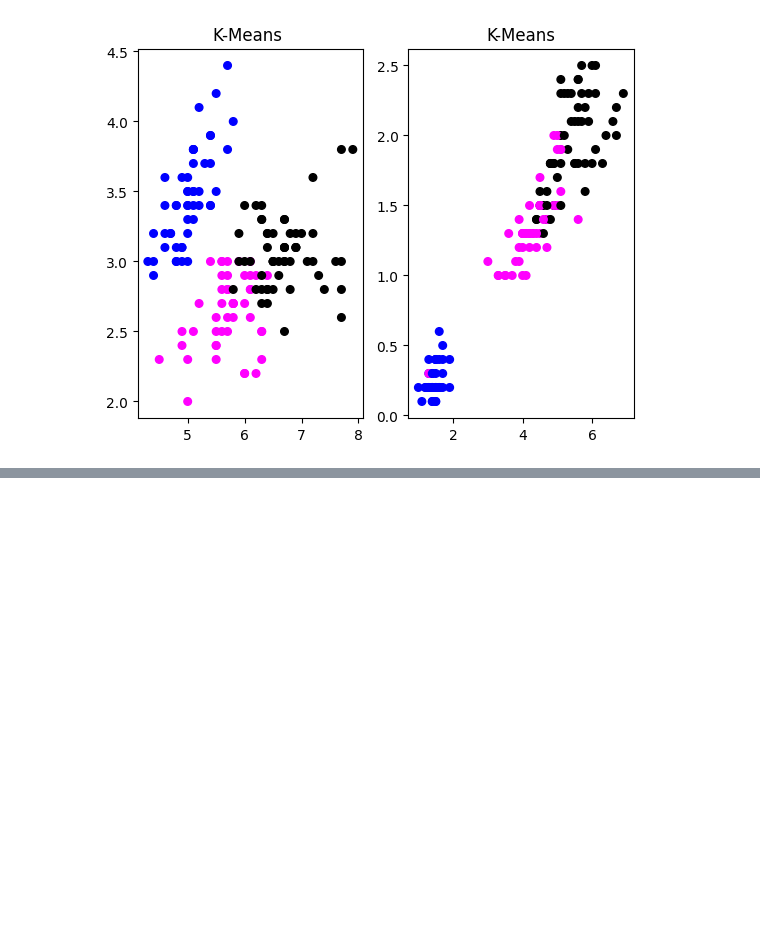
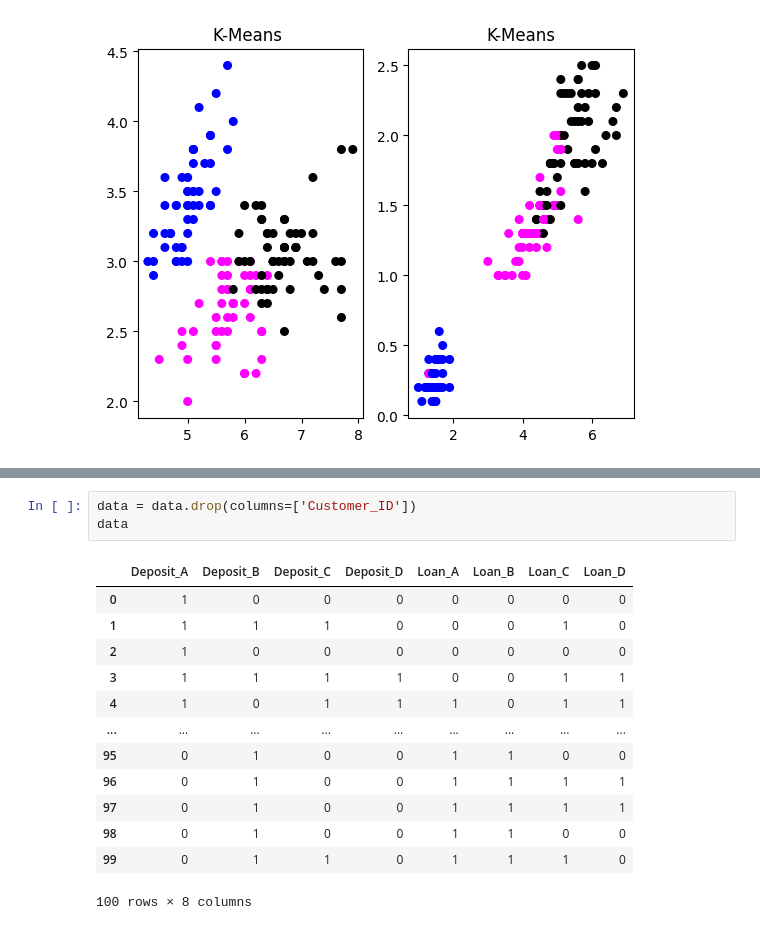
Before and after one commit to ewakelian/DX210-FINAL, a Jupyter notebook: dx210Final.ipynb, the cells around one changed output, grey strips where cells are left out. Drawn from its saved outputs; the diff is of its cells as text; blank space fills up the shorter version.

```diff
--- a/dx210Final.ipynb
+++ b/dx210Final.ipynb
@@ -614,0 +645,17 @@ Text(0.5, 1.0, 'K-Means')
+# %%
+data = data.drop(columns=['Customer_ID'])
+data
+# %% [output]
+|  | Deposit_A | Deposit_B | Deposit_C | Deposit_D | Loan_A | Loan_B | Loan_C | Loan_D |
+| 0 | 1 | 0 | 0 | 0 | 0 | 0 | 0 | 0 |
+| 1 | 1 | 1 | 1 | 0 | 0 | 0 | 1 | 0 |
+| 2 | 1 | 0 | 0 | 0 | 0 | 0 | 0 | 0 |
+| 3 | 1 | 1 | 1 | 1 | 0 | 0 | 1 | 1 |
+| 4 | 1 | 0 | 1 | 1 | 1 | 0 | 1 | 1 |
+| ... | ... | ... | ... | ... | ... | ... | ... | ... |
+| 95 | 0 | 1 | 0 | 0 | 1 | 1 | 0 | 0 |
+| 96 | 0 | 1 | 0 | 0 | 1 | 1 | 1 | 1 |
+| 97 | 0 | 1 | 0 | 0 | 1 | 1 | 1 | 1 |
+| 98 | 0 | 1 | 0 | 0 | 1 | 1 | 0 | 0 |
+| 99 | 0 | 1 | 1 | 0 | 1 | 1 | 1 | 0 |
+100 rows × 8 columns
```
Also changed, not shown: parts of 16 cells of this notebook.
